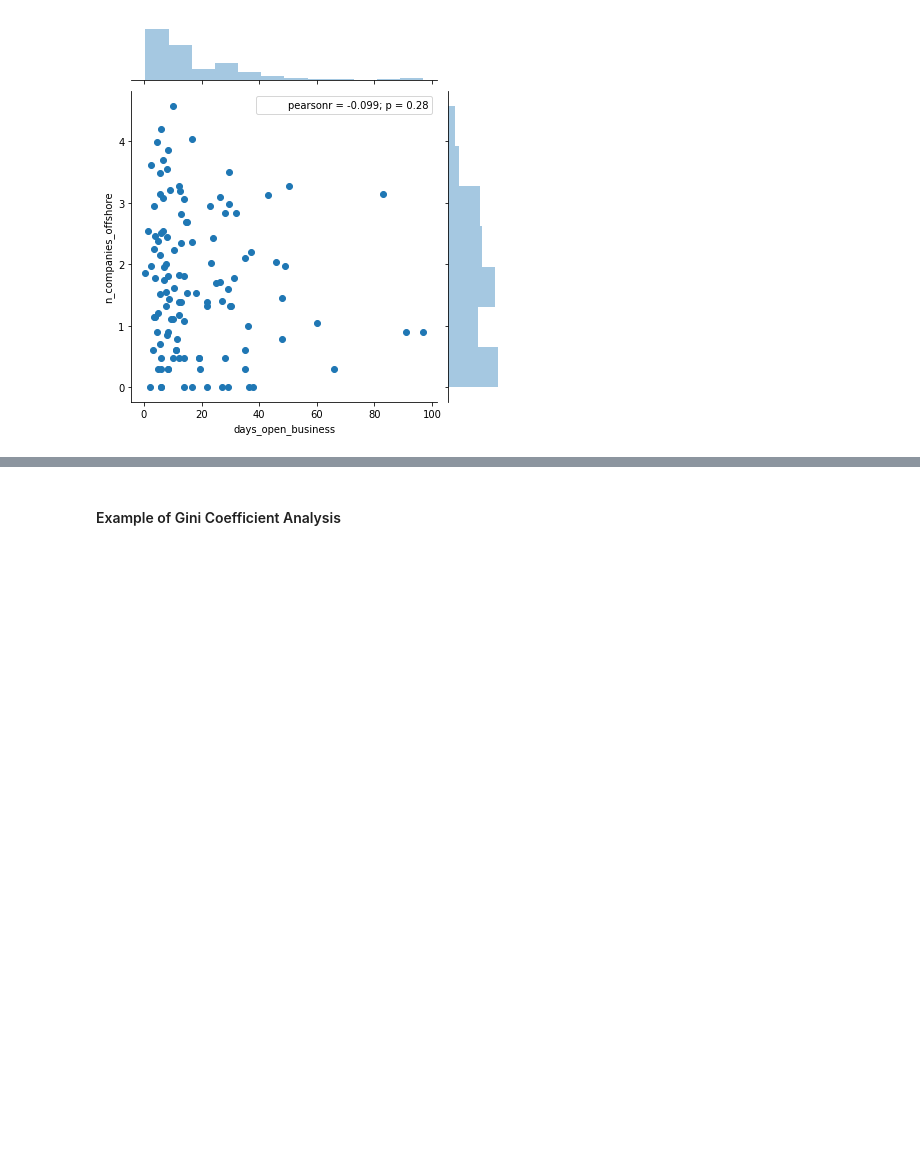
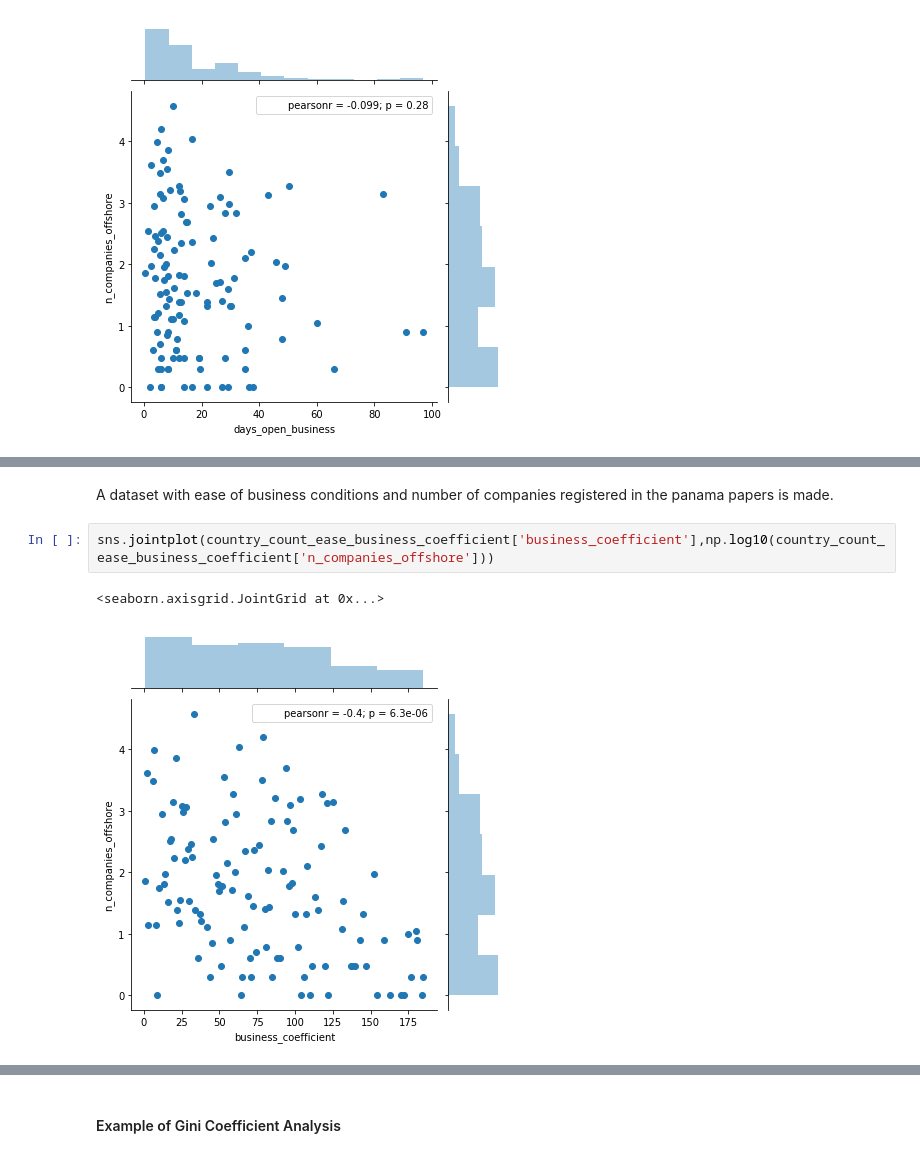
Before and after one commit to eddieshengyuwang/project_ada_akbar, a Jupyter notebook: work_in_progress/Gianluca.ipynb, the cells around one changed output, grey strips where cells are left out. Saved outputs shown, nothing was run; the diff lists cells and outputs as text; blank space fills up the shorter version.

```diff
--- a/work_in_progress/Gianluca.ipynb
+++ b/work_in_progress/Gianluca.ipynb
@@ -335,0 +493,7 @@ show(p)
+# %% [markdown]
+A dataset with ease of business conditions and number of companies registered in the panama papers is made.
+# %%
+sns.jointplot(country_count_ease_business_coefficient['business_coefficient'],np.log10(country_count_ease_business_coefficient['n_companies_offshore']))
+# %% [output]
+<seaborn.axisgrid.JointGrid at 0x...>
+[figure, added]
```
Also changed, not shown: parts of 42 cells of this notebook.
